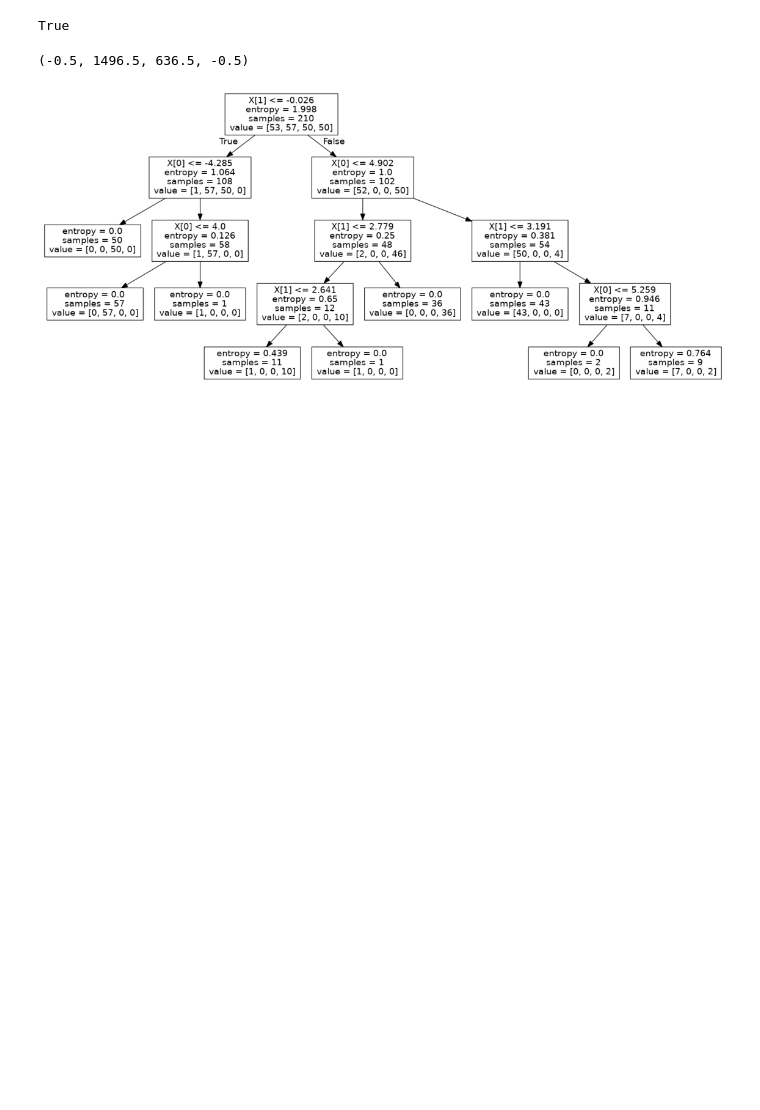
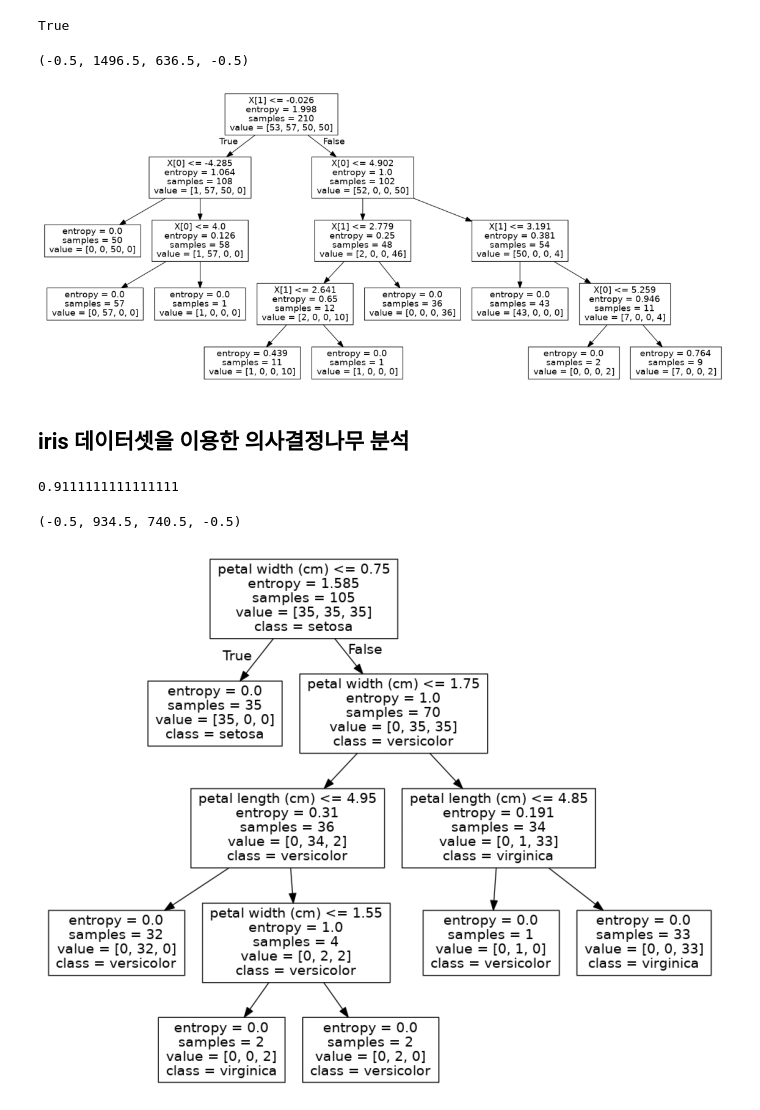
Before and after one commit to GeonHyoung93/stu, a Jupyter notebook: MLdecisiontree.ipynb, the cells around one changed output. Saved outputs shown, nothing was run; the diff lists cells and outputs as text; code cells hidden in the pictures; blank space fills up the shorter version.

```diff
--- a/MLdecisiontree.ipynb
+++ b/MLdecisiontree.ipynb
@@ -89,3 +89,5 @@ plt.axis('off')
 # %% [output]
 (-0.5, 1496.5, 636.5, -0.5)
 [figure]
+# %% [markdown]
+## iris 데이터셋을 이용한 의사결정나무 분석
@@ -91,0 +97,28 @@ plt.axis('off')
+# %%
+# 데이터 적재 및 분할
+iris = load_iris()
+# %%
+Xtrain, Xtest, ytrain, ytest = train_test_split(iris.data, iris.target, stratify=iris.target, test_size = 0.3,random_state=2111100945)
+# %%
+dtclf = DecisionTreeClassifier(criterion = 'entropy')
+dtclf.fit(Xtrain, ytrain)
+pred = dtclf.predict(Xtest)
+
+accuracy_score(ytest, pred)
+# %% [output]
+0.9111111111111111
+# %%
+# 의사결정나무 분석 시각화
+# feature_names : 특성명 지정
+# class_names : 레이블명 지정
+dot_data = tree.export_graphviz(dtclf, out_file=None, feature_names=iris.feature_names, class_names=iris.target_names)
+graph = pydotplus.graph_from_dot_data(dot_data)
+graph.write_png('img/iris.png')
+
+img = plt.imread('img/iris.png')
+plt.figure(figsize=(12,10))
+plt.imshow(img)
+plt.axis('off')
+# %% [output]
+(-0.5, 934.5, 740.5, -0.5)
+[figure, added]
```
Also changed, not shown: parts of 4 cells of this notebook.
